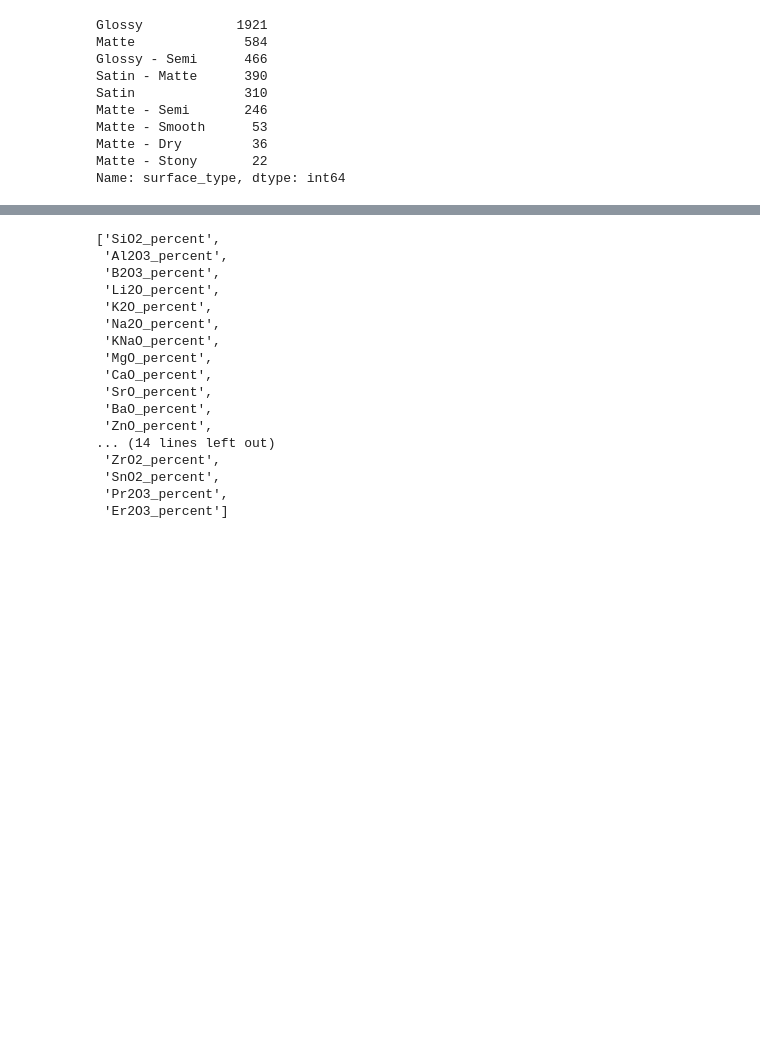
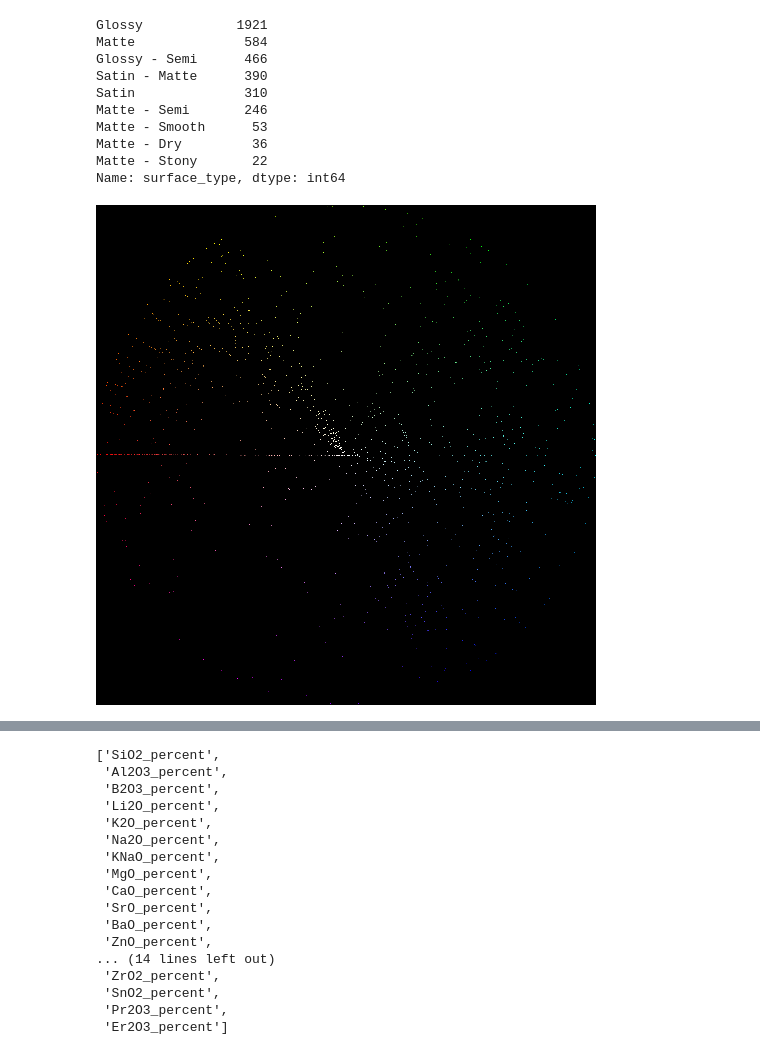
Before and after one commit to ilanazim/Ceramic_Glaze_Design, a Jupyter notebook: glaze_exp.ipynb, the cells around one changed output, grey strips where cells are left out. Saved outputs shown, nothing was run; the diff lists cells and outputs as text; code cells hidden in the pictures; blank space fills up the shorter version.

```diff
--- a/Untitled.ipynb
+++ b/glaze_exp.ipynb
@@ -99,6 +106,38 @@ Matte - Smooth      53
 Matte - Dry         36
 Matte - Stony       22
 Name: surface_type, dtype: int64
+# %%
+# visualize color distribution in dataset
+
+# reference: https://stackoverflow.com/questions/51585989/how-do-you-map-rgb-color-values-onto-a-color-wheel
+rgbs = list(zip(glaze_df.rgb_r.astype(int), glaze_df.rgb_g.astype(int), glaze_df.rgb_b.astype(int)))
+
+# creating a image object
+img = Image.new('RGB', (500,500), (0, 0, 0))
+img.save(r'./img/rgb_viz.png', "PNG")
+
+width, height = img.size
+highest_value = np.zeros((width, height))
+
+
+def rgb_to_point(rgb):
+    hsv = colorsys.rgb_to_hsv(*rgb)
+    rads = math.tau * hsv[0] - math.pi
+    mag = hsv[1] * (width/2) - 1
+    x = int(math.cos(rads) * mag + (width/2))
+    y = int(math.sin(rads) * mag + (height/2))
+    if(hsv[2] > highest_value[x][y]):
+        highest_value[x][y] = hsv[2]
+        return (x, y)
+
+for pixel in rgbs: # iterate over rgb vals in df
+    c = rgb_to_point(pixel)
+    if(c):
+        img.putpixel(c, pixel)
+
+display(img)
+# %% [output]
+[figure, added]
 # %%
 # dropna for transparency column
 glaze_df = glaze_df.iloc[glaze_df[["transparency_type"]].dropna(axis = 0).index]
```
Also changed, not shown: parts of 9 cells of this notebook, 3 other files.
